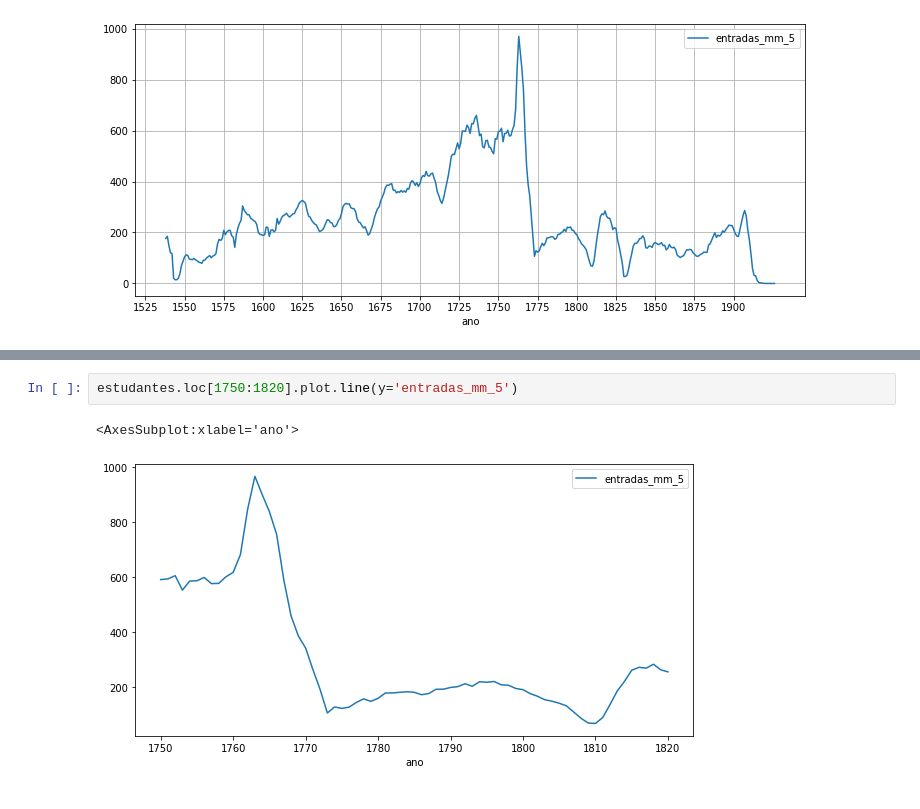
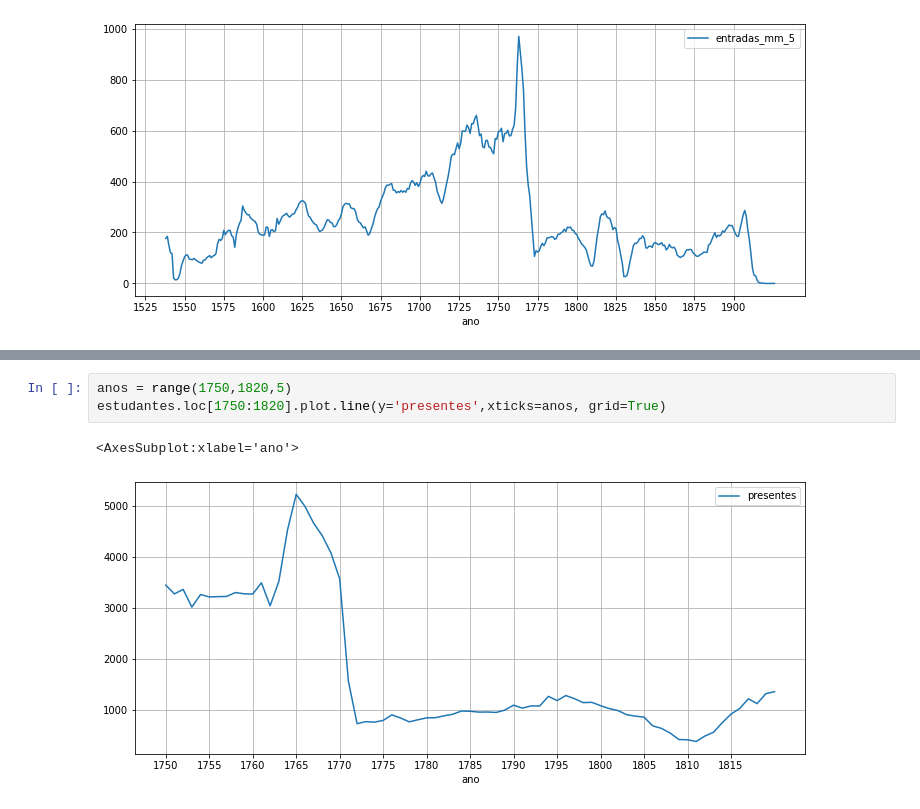
Before and after one commit to joaquimrcarvalho/fauc1537-1919, a Jupyter notebook: notebooks/020-students_overview.ipynb, the cells around one changed output, grey strips where cells are left out. Cells and saved outputs as stored; diff of their text form.

```diff
--- a/notebooks/020-students_overview.ipynb
+++ b/notebooks/020-students_overview.ipynb
@@ -462,5 +530,6 @@ estudantes.loc[1700:1771]
 # %%
-estudantes.loc[1750:1820].plot.line(y='entradas_mm_5')
+anos = range(1750,1820,5)
+estudantes.loc[1750:1820].plot.line(y='presentes',xticks=anos, grid=True)
 # %% [output]
 <AxesSubplot:xlabel='ano'>
-[figure, old version]
+[figure, new version]
```
Also changed, not shown: parts of 72 cells of this notebook, 2 other files.
